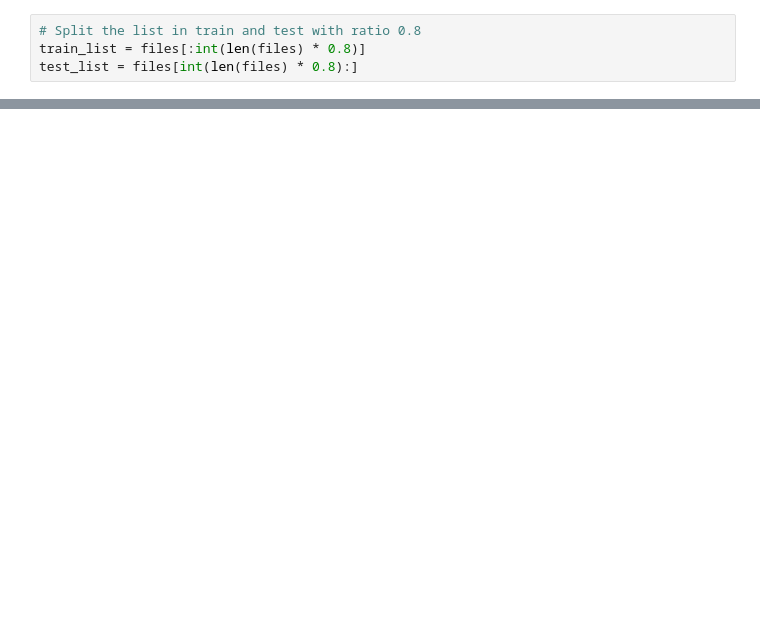
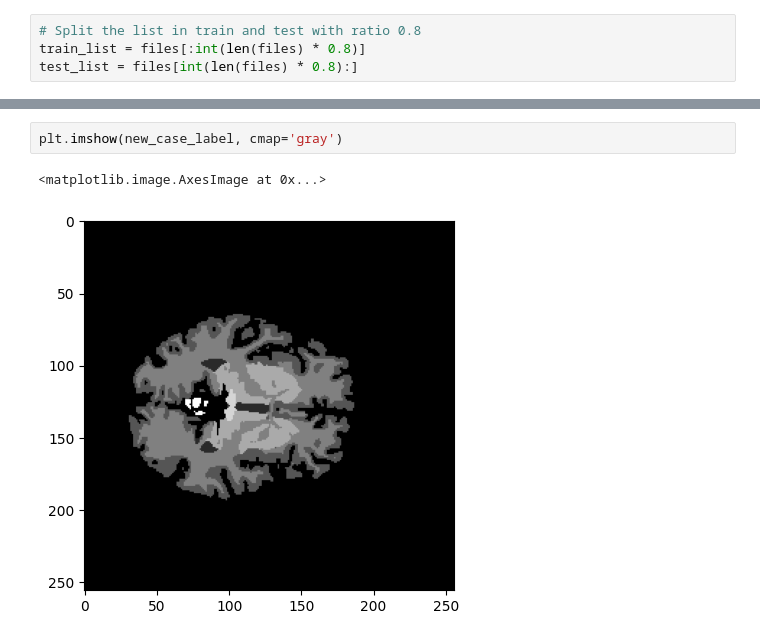
Before and after one commit to egosche/Swin-Unet, a Jupyter notebook: datasets/convert.ipynb, the cells around one changed output, grey strips where cells are left out. Saved outputs shown, nothing was run; the diff lists cells and outputs as text; blank space fills up the shorter version.

```diff
--- a/datasets/convert.ipynb
+++ b/datasets/convert.ipynb
@@ -78,0 +155,5 @@ case['image'].shape
+# %%
+plt.imshow(new_case_label, cmap='gray')
+# %% [output]
+<matplotlib.image.AxesImage at 0x...>
+[figure, added]
```
Also changed, not shown: parts of 21 cells of this notebook, 4 other files.
